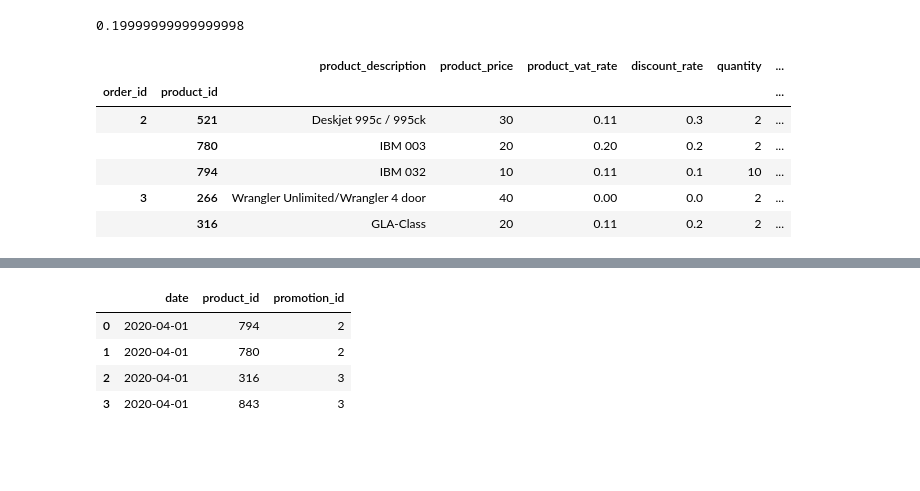
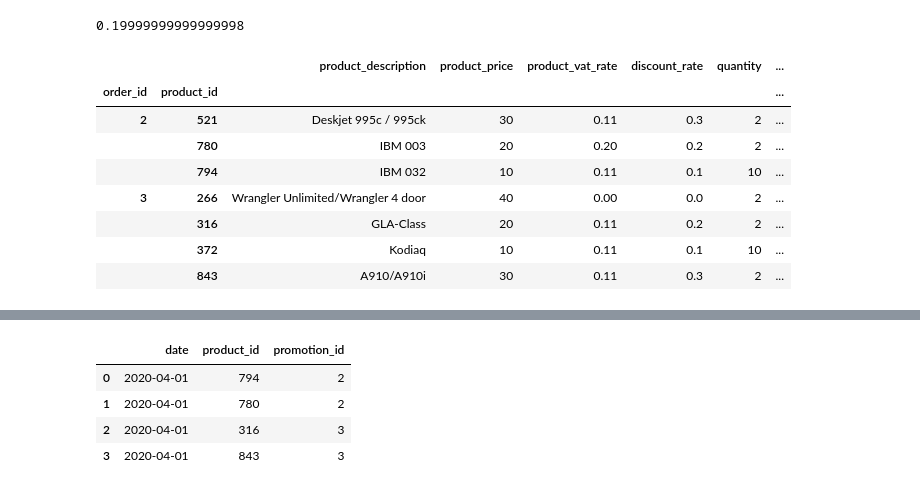
Before and after one commit to sprckt/suade_task, a Jupyter notebook: exploration.ipynb, the cells around one changed output, grey strips where cells are left out. Drawn from its saved outputs; the diff is of its cells as text; code cells hidden in the pictures; blank space fills up the shorter version.

```diff
--- a/exploration.ipynb
+++ b/exploration.ipynb
@@ -126,12 +126,14 @@ average_discount
 # %% [output]
 0.19999999999999998
 # %%
-day_orders.head()
+day_orders
 # %% [output]
 |  |  | product_description | product_price | product_vat_rate | discount_rate | quantity | ... |
 | order_id | product_id |  |  |  |  |  | ... |
 | 2 | 521 | Deskjet 995c / 995ck | 30 | 0.11 | 0.3 | 2 | ... |
 |  | 780 | IBM 003 | 20 | 0.20 | 0.2 | 2 | ... |
 |  | 794 | IBM 032 | 10 | 0.11 | 0.1 | 10 | ... |
 | 3 | 266 | Wrangler Unlimited/Wrangler 4 door | 40 | 0.00 | 0.0 | 2 | ... |
 |  | 316 | GLA-Class | 20 | 0.11 | 0.2 | 2 | ... |
+|  | 372 | Kodiaq | 10 | 0.11 | 0.1 | 10 | ... |
+|  | 843 | A910/A910i | 30 | 0.11 | 0.3 | 2 | ... |
```
Also changed, not shown: parts of 2 cells of this notebook, 7 other files.
